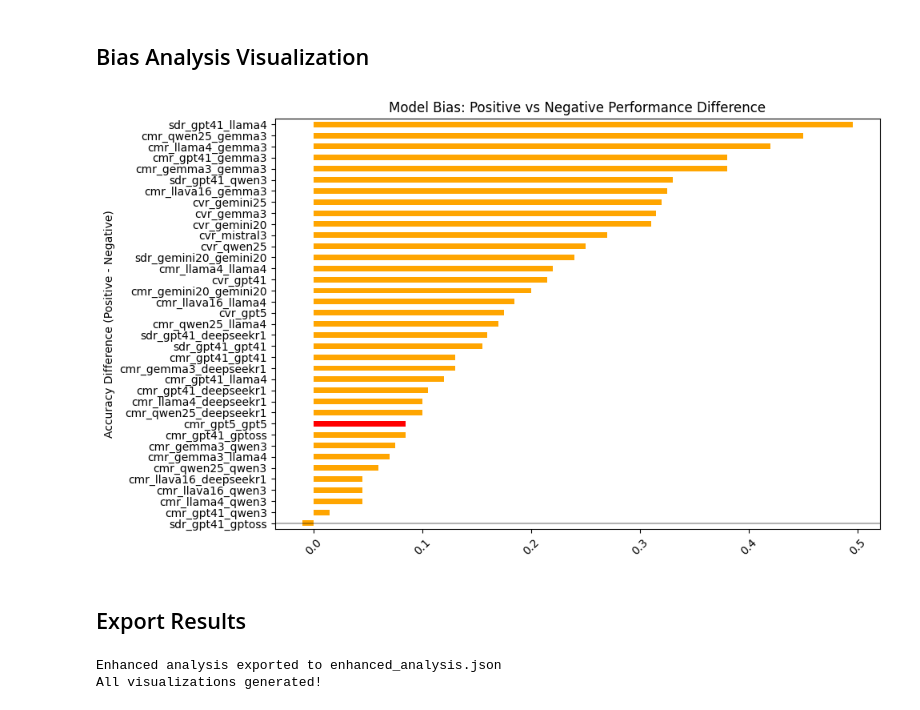
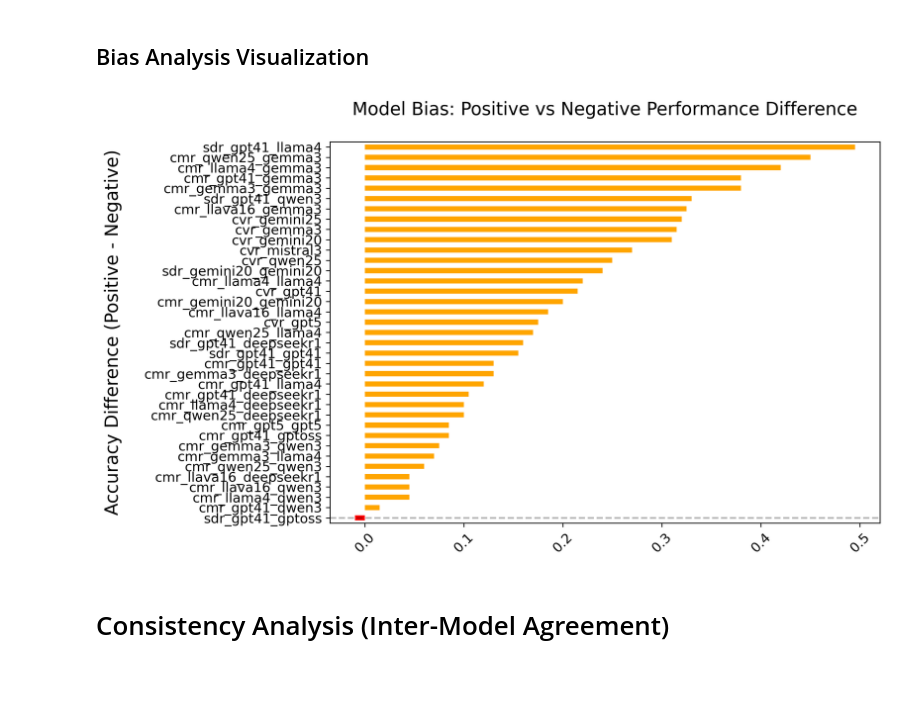
Before and after one commit to mrprofessor/bongard_playbook, a Jupyter notebook: notebooks/analytics.ipynb, the cells around one changed output. Cells and saved outputs as stored; diff of their text form; code cells hidden in the pictures; blank space fills up the shorter version.

```diff
--- a/notebooks/analytics.ipynb
+++ b/notebooks/analytics.ipynb
@@ -3,14 +3,33 @@
 # %%
 import os
 import json
+import numpy as np
 import pandas as pd
+import seaborn as sns
 from PIL import Image
+from scipy import stats
 import matplotlib.pyplot as plt
-import seaborn as sns
 from collections import defaultdict, Counter
-import numpy as np
+from sklearn.linear_model import LinearRegression
 
-# plt.style.use('dark_background')
+# plt.style.use('light_background')
+
+plt.rcParams['figure.dpi'] = 300
+plt.rcParams['savefig.dpi'] = 300
+plt.rcParams.update({
+    'font.size': 12,
+    'axes.titlesize': 16,
+    'axes.labelsize': 16,
+    'xtick.labelsize': 12,
+    'ytick.labelsize': 12,
+    'legend.fontsize': 16,
+    'axes.labelpad': 20,      # Distance between axis labels and plot
+    'axes.titlepad': 24       # Distance between title and plot
+})
+
+captions_path = "../captions/gpt41_captions.json"
+common_sense_path = "../commonsense.json"
+dataset_path = "../transformed_dataset.json"
 # %% [markdown]
 ## Helper Functions & Load Metadata
 # %%
@@ -99,7 +109,6 @@ def load_dataset():
 # %% [markdown]
 ## Load and process data
 # %%
-# Load data
 folder_path = "../results"
 result_files = [f for f in os.listdir(folder_path) if f.endswith(".json")]
 metadata = load_metadata()
@@ -118,27 +127,20 @@ for file_name in result_files:
     model_name = file_name.replace(".json", "")
     with open(os.path.join(folder_path, file_name), "r") as f:
         records = json.load(f)
-
     correct_count = 0
     total_count = len(records)
-
     for record in records:
         uid = record["uid"]
         answer = record["answer"]
         is_correct_answer = is_correct(uid, answer)
+        base_uid = uid.replace("_A", "").replace("_B", "")
+        variant = "A" if uid.endswith("A") else "B"
 
-        # Extract base UID and variant
-        base_uid = uid.replace("_A", "").replace("_B", "")
-        variant = "A" if uid.endswith("_A") else "B"
-
-        # Track performance
         if is_correct_answer:
             correct_count += 1
-
         uid_analysis[uid][model_name] = is_correct_answer
         answer_distribution[model_name][answer] += 1
 
-        # Track A vs B performance
         if variant == "A":
             pos_neg_analysis[model_name]['A_total'] += 1
             if is_correct_answer:
@@ -148,20 +150,17 @@ for file_name in result_files:
             if is_correct_answer:
                 pos_neg_analysis[model_name]['B_correct'] += 1
 
-        # Track common sense-based performance
         if base_uid in metadata:
             common_sense_id = int(metadata[base_uid].get('commonSense', 0))
             common_sense_category = common_sense_mapping.get(common_sense_id, f"Unknown_{common_sense_id}")
             common_sense_analysis[common_sense_category][model_name].append(is_correct_answer)
             difficulty_by_common_sense[common_sense_category].append(is_correct_answer)
 
-    # Store model accuracy
     model_performance[model_name] = {
         'accuracy': correct_count / total_count,
         'correct': correct_count,
         'total': total_count
     }
-
 print("Data processing complete!")
 # %% [output]
 Loaded metadata for 200 UIDs from ../captions/gpt41_captions.json
@@ -561,36 +488,17 @@ Overall      77.9             58.5             19.4
 # %%
 # Bias Analysis Visualization
 if not pos_neg_df.empty:
     sorted_df = pos_neg_df.sort_values('pos_neg_diff')
     plt.figure(figsize=(10, 6))
-    colors = ['red' if x < 0 else 'orange' for x in pos_neg_df['pos_neg_diff']]
+    colors = ['red' if x < 0 else 'orange' for x in sorted_df['pos_neg_diff']]
     sorted_df['pos_neg_diff'].plot(kind='barh', color=colors)
     plt.title('Model Bias: Positive vs Negative Performance Difference')
     plt.ylabel('Accuracy Difference (Positive - Negative)')
-    plt.axhline(y=0, color='black', linestyle='-', alpha=0.3)
+    plt.axhline(y=0, color='black', linestyle='--', alpha=0.3)
     plt.xticks(rotation=45)
     plt.tight_layout()
     plt.show()
 # %% [output]
-[figure, old version]
+[figure, new version]
-# %% [markdown]
-## Export Results
-# %%
-# Export enhanced results
-enhanced_results = {
-    'model_performance': model_performance,
-    'pos_neg_analysis': dict(pos_neg_analysis),
-    'common_sense_performance': common_sense_performance,
-    'common_sense_difficulty': common_sense_difficulty,
-    'common_sense_mapping': common_sense_mapping,
-    'metadata_sample': dict(list(metadata.items())[:5])
-}
-
-with open('enhanced_analysis.json', 'w') as f:
-    json.dump(enhanced_results, f, indent=2, default=str)
-
-print("Enhanced analysis exported to enhanced_analysis.json")
-print("All visualizations generated!")
-# %% [output]
-Enhanced analysis exported to enhanced_analysis.json
-All visualizations generated!
+# %% [markdown]
+# Consistency Analysis (Inter-Model Agreement)
```
Also changed, not shown: parts of 26 cells of this notebook, 5 other files.
